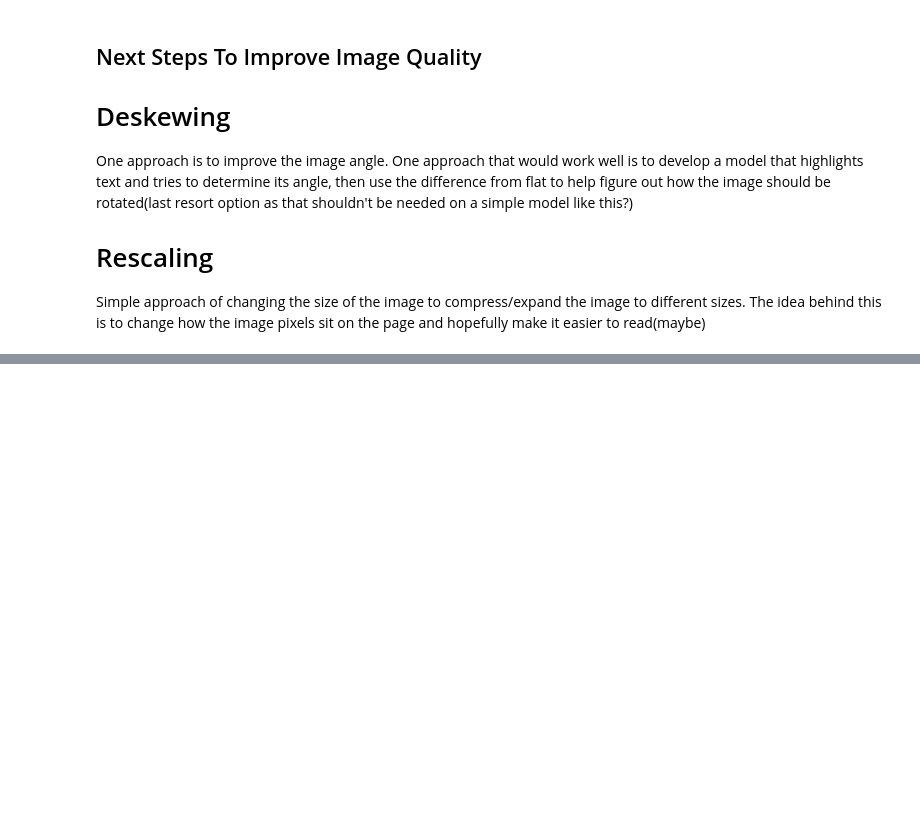
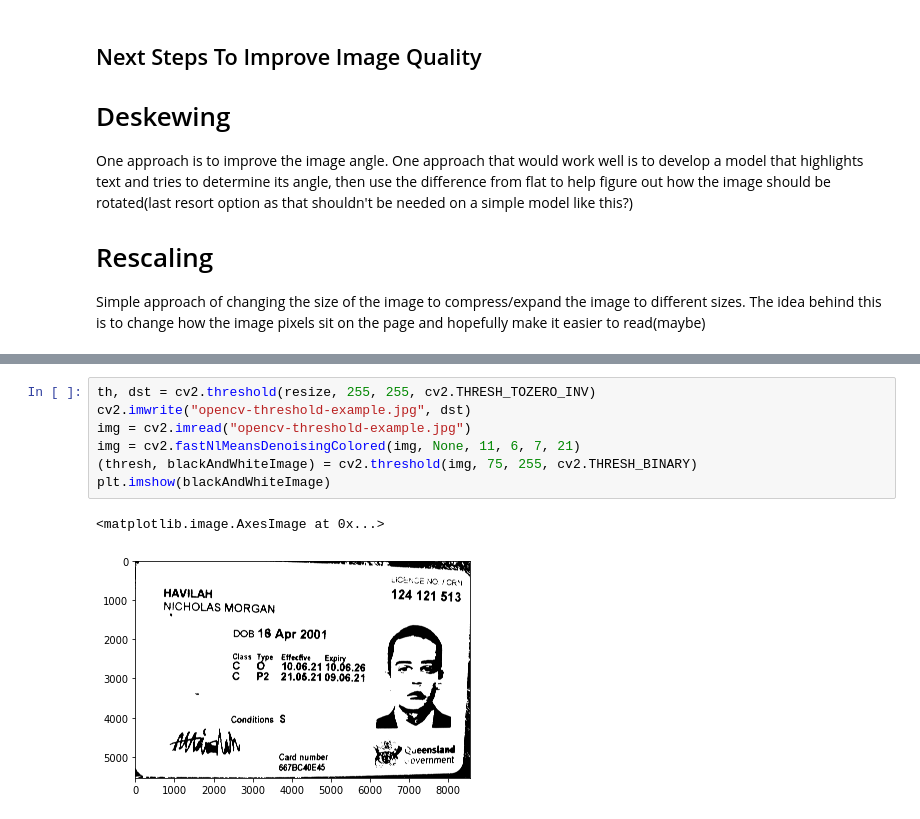
Before and after one commit to nhavilah/constructit, a Jupyter notebook: Image_Processor_Book_1.ipynb, the cells around one changed output, grey strips where cells are left out. Drawn from its saved outputs; the diff is of its cells as text; blank space fills up the shorter version.

```diff
--- a/Image_Processor_Book_1.ipynb
+++ b/Image_Processor_Book_1.ipynb
@@ -1287,0 +1319,10 @@ Simple approach of changing the size of the image to compress/expand the image t
+# %%
+th, dst = cv2.threshold(resize, 255, 255, cv2.THRESH_TOZERO_INV)
+cv2.imwrite("opencv-threshold-example.jpg", dst)
+img = cv2.imread("opencv-threshold-example.jpg")
+img = cv2.fastNlMeansDenoisingColored(img, None, 11, 6, 7, 21)
+(thresh, blackAndWhiteImage) = cv2.threshold(img, 75, 255, cv2.THRESH_BINARY)
+plt.imshow(blackAndWhiteImage)
+# %% [output]
+<matplotlib.image.AxesImage at 0x...>
+[figure, added]
```
Also changed, not shown: parts of 13 cells of this notebook, 2 other files.
